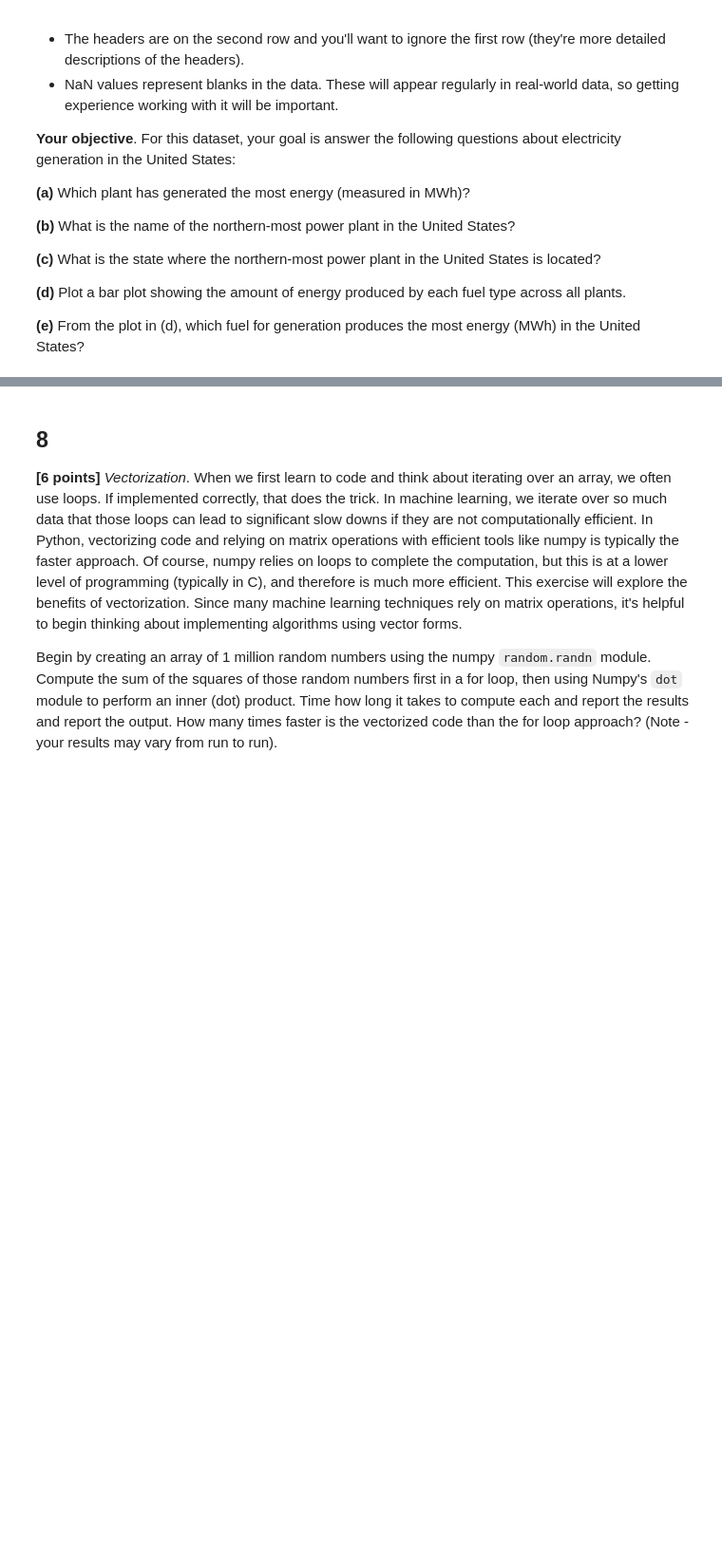
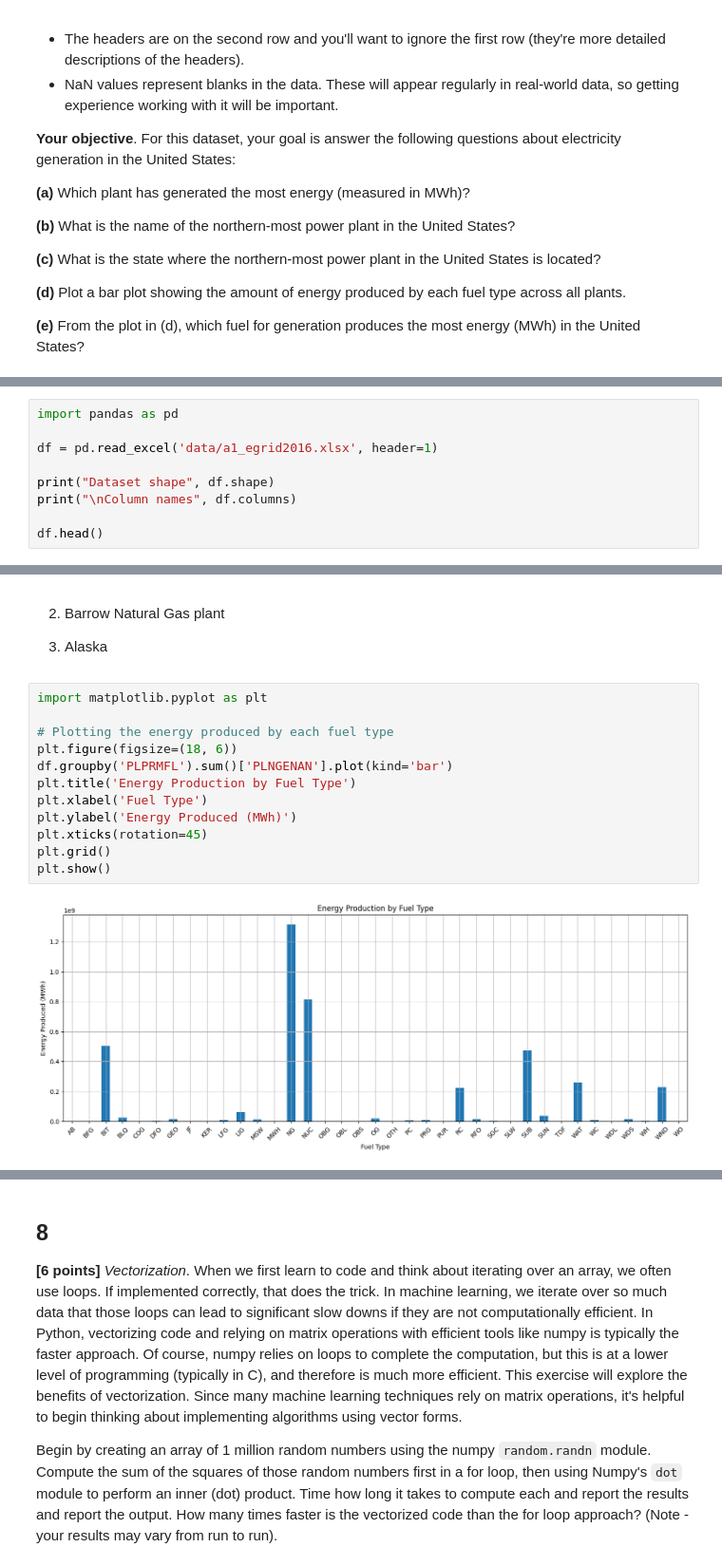
Before and after one commit to benolivr/csci447, a Jupyter notebook: assignments/Assignment_1.ipynb, the cells around one changed output, grey strips where cells are left out. Shown at 95% size. Drawn from its saved outputs; the diff is of its cells as text; blank space fills up the shorter version.

```diff
--- a/assignments/Assignment_1.ipynb
+++ b/assignments/Assignment_1.ipynb
@@ -211,0 +278,9 @@ There also are a couple of "gotchas" to watch out for with this dataset:
+# %%
+import pandas as pd
+
+df = pd.read_excel('data/a1_egrid2016.xlsx', header=1)
+
+print("Dataset shape", df.shape)
+print("\nColumn names", df.columns)
+
+df.head()
@@ -211,0 +345,18 @@ There also are a couple of "gotchas" to watch out for with this dataset:
+# %% [markdown]
+2. Barrow Natural Gas plant
+
+3. Alaska
+# %%
+import matplotlib.pyplot as plt
+
+# Plotting the energy produced by each fuel type
+plt.figure(figsize=(18, 6))
+df.groupby('PLPRMFL').sum()['PLNGENAN'].plot(kind='bar')
+plt.title('Energy Production by Fuel Type')
+plt.xlabel('Fuel Type')
+plt.ylabel('Energy Produced (MWh)')
+plt.xticks(rotation=45)
+plt.grid()
+plt.show()
+# %% [output]
+[figure, added]
```
Also changed, not shown: parts of 22 cells of this notebook.
